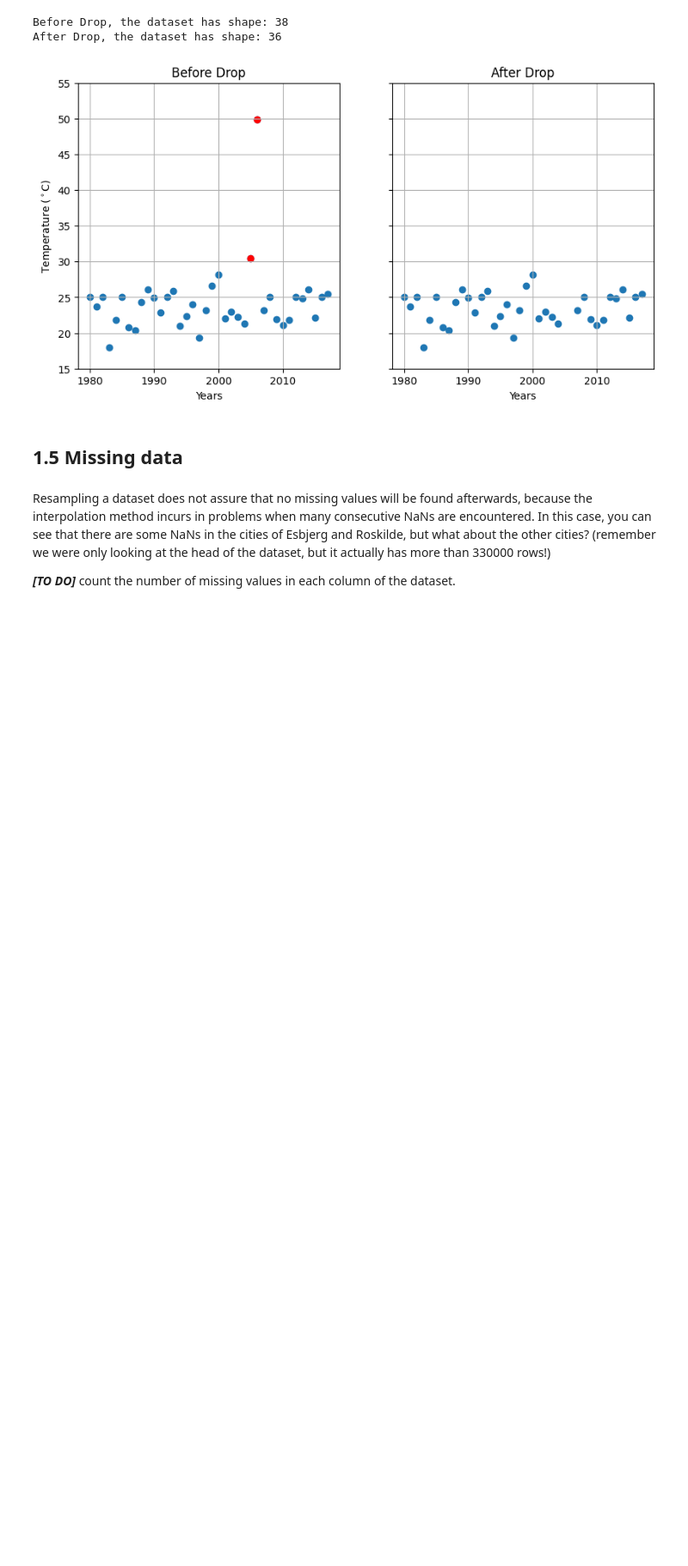
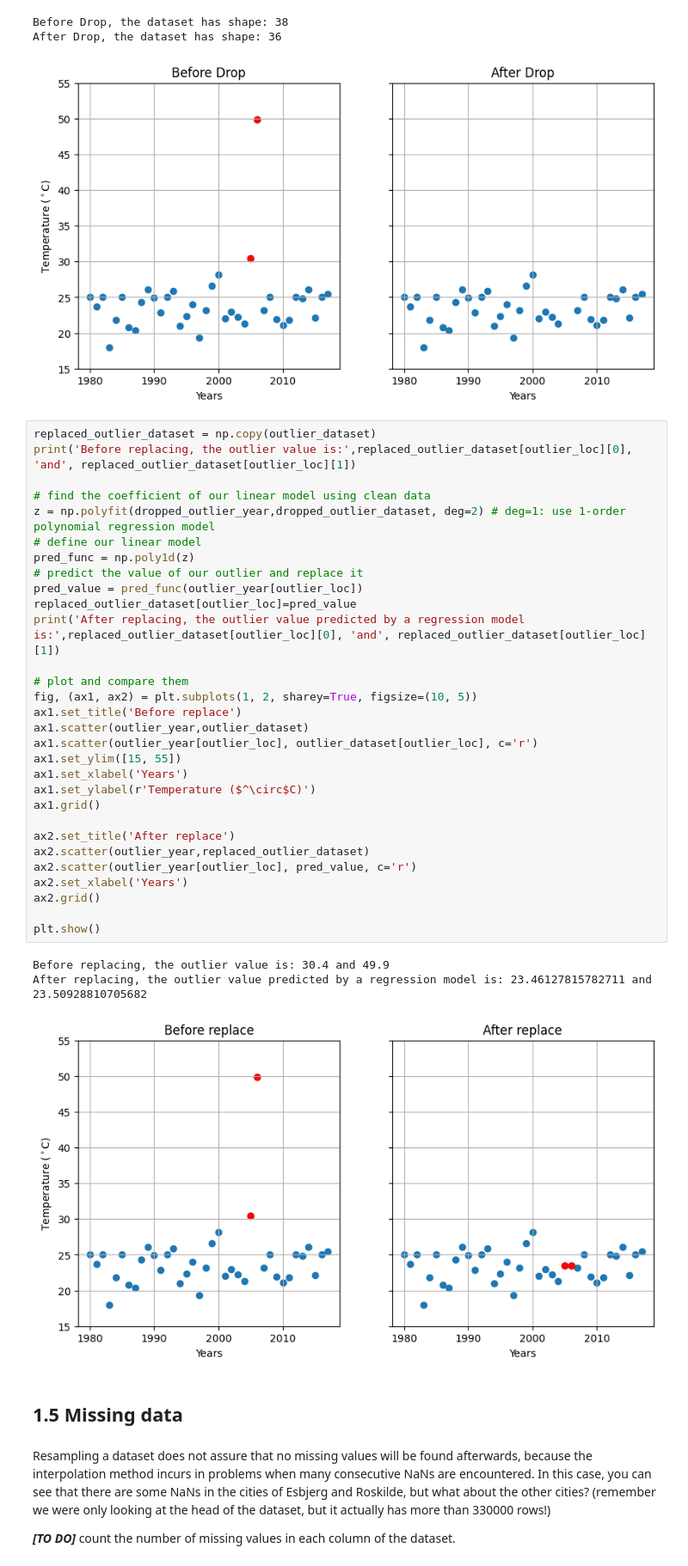
Before and after one commit to UCL-ELEC0136/2-data-processing-Ys1ong, a Jupyter notebook: 2-data-processing.ipynb, the cells around one changed output. Shown at 86% size. Saved outputs shown, nothing was run; the diff lists cells and outputs as text; blank space fills up the shorter version.

```diff
--- a/2-data-processing.ipynb
+++ b/2-data-processing.ipynb
@@ -872,6 +872,40 @@ plt.show()
 Before Drop, the dataset has shape: 38
 After Drop, the dataset has shape: 36
 [figure]
+# %%
+replaced_outlier_dataset = np.copy(outlier_dataset)
+print('Before replacing, the outlier value is:',replaced_outlier_dataset[outlier_loc][0], 'and', replaced_outlier_dataset[outlier_loc][1])
+
+# find the coefficient of our linear model using clean data
+z = np.polyfit(dropped_outlier_year,dropped_outlier_dataset, deg=2) # deg=1: use 1-order polynomial regression model
+# define our linear model
+pred_func = np.poly1d(z)
+# predict the value of our outlier and replace it
+pred_value = pred_func(outlier_year[outlier_loc])
+replaced_outlier_dataset[outlier_loc]=pred_value
+print('After replacing, the outlier value predicted by a regression model is:',replaced_outlier_dataset[outlier_loc][0], 'and', replaced_outlier_dataset[outlier_loc][1])
+
+# plot and compare them
+fig, (ax1, ax2) = plt.subplots(1, 2, sharey=True, figsize=(10, 5))
+ax1.set_title('Before replace')
+ax1.scatter(outlier_year,outlier_dataset)
+ax1.scatter(outlier_year[outlier_loc], outlier_dataset[outlier_loc], c='r')
+ax1.set_ylim([15, 55])
+ax1.set_xlabel('Years')
+ax1.set_ylabel(r'Temperature ($^\circ$C)')
+ax1.grid()
+
+ax2.set_title('After replace')
+ax2.scatter(outlier_year,replaced_outlier_dataset)
+ax2.scatter(outlier_year[outlier_loc], pred_value, c='r')
+ax2.set_xlabel('Years')
+ax2.grid()
+
+plt.show()
+# %% [output]
+Before replacing, the outlier value is: 30.4 and 49.9
+After replacing, the outlier value predicted by a regression model is: 23.46127815782711 and 23.50928810705682
+[figure, added]
 # %% [markdown]
 ## 1.5 Missing data
 # %% [markdown]
```
Also changed, not shown: parts of 12 cells of this notebook, 5 other files.
